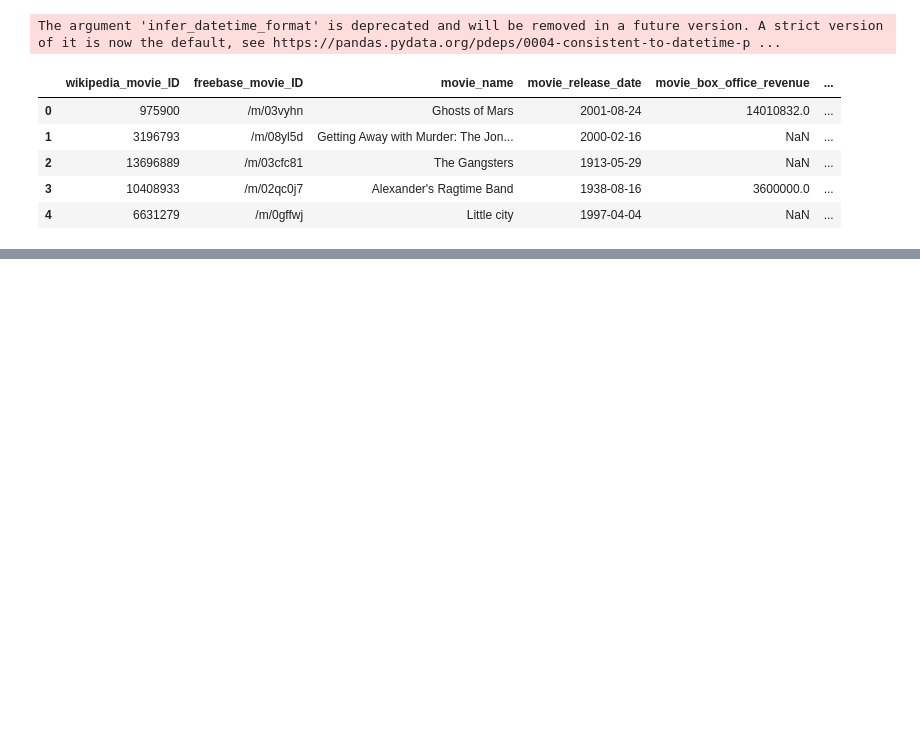
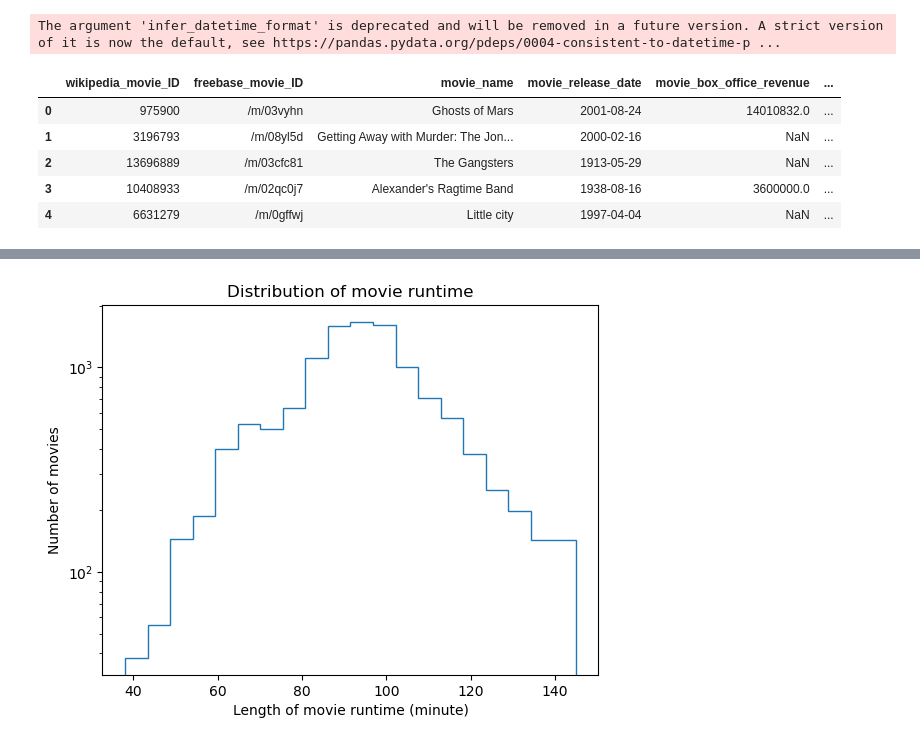
Before and after one commit to epfl-ada/ada-2023-project-zalix, a Jupyter notebook: xiyu.ipynb, the cells around one changed output, grey strips where cells are left out. Saved outputs shown, nothing was run; the diff lists cells and outputs as text; code cells hidden in the pictures; blank space fills up the shorter version.

```diff
--- a/xiyu.ipynb
+++ b/xiyu.ipynb
@@ -278,0 +184,15 @@ movies.head()
+# %%
+# histogram plot with removing outliers using IQR
+q1 = duration["movie_runtime"].quantile(0.25)
+q3 = duration["movie_runtime"].quantile(0.75)
+iqr = q3 - q1
+duration = duration[duration["movie_runtime"] < q3 + 1.5 * iqr]
+duration = duration[duration["movie_runtime"] > q1 - 1.5 * iqr]
+
+plt.hist(duration["movie_runtime"], histtype="step", log=True, bins=20)
+plt.title("Distribution of movie runtime")
+plt.xlabel("Length of movie runtime (minute)")
+plt.ylabel("Number of movies")
+plt.show()
+# %% [output]
+[figure, added]
```
Also changed, not shown: parts of 5 cells of this notebook.
